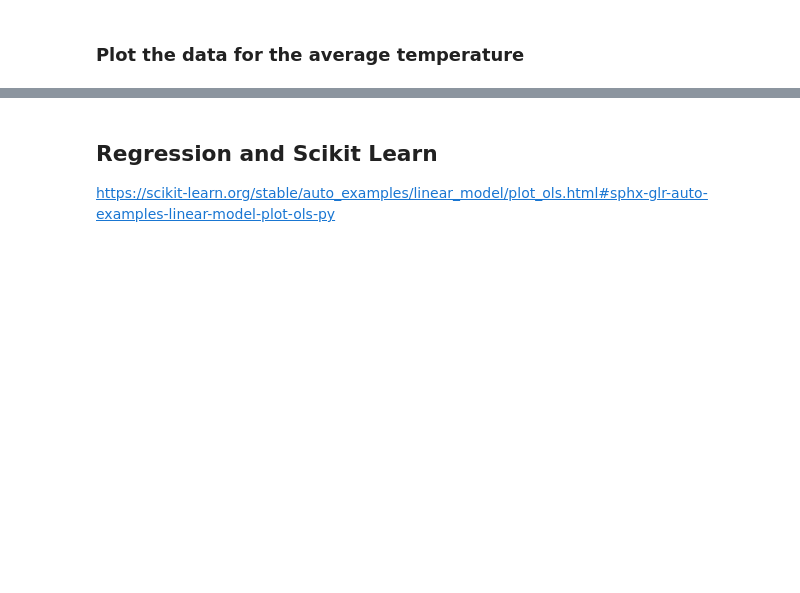
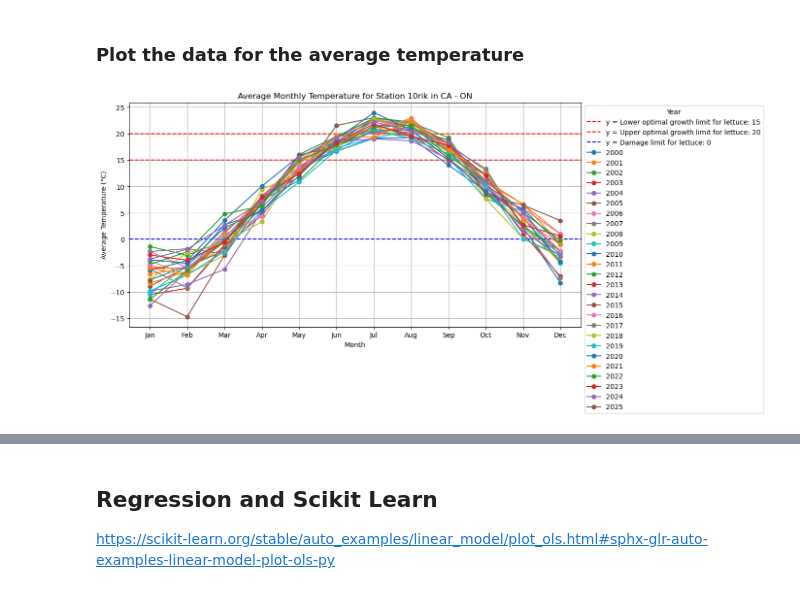
Before and after one commit to kknb1982/pfda, a Jupyter notebook: project/weather_suitability.ipynb, the cells around one changed output, grey strips where cells are left out. Saved outputs shown, nothing was run; the diff lists cells and outputs as text; code cells hidden in the pictures; blank space fills up the shorter version.

Commit message:
Adding charts and predictions

```diff
--- a/project/weather_suitability.ipynb
+++ b/project/weather_suitability.ipynb
@@ -325,15 +330,15 @@ try:
         if len(chosenregion) != 2:
             print("Invalid region code. Please enter a valid 2- character region code.")
         else: # Execute the SQL query
-            query ="SELECT id FROM stations_data WHERE country = %s AND region = %s"
+            query ="SELECT id FROM stations_data WHERE country = %s AND region = %s AND daily_start IS NOT NULL"
             cursor.execute(query, (chosencountry, chosenregion,))
 
             # Fetch and display the results
-            station_ids = cursor.fetchall()
+            station_ids = [str(row[0]) for row in cursor.fetchall()]
             if results:
                 print(f"The stations within {chosenregion} are:")
                 for row in station_ids:
-                    print(str(row))
+                    print(row)
             else:
                 print(f"No stations found for region code: {chosenregion} in country code: {chosencountry}")
 
@@ -484,16 +505 @@ HTTPError: 404 Client Error: Not Found for url: https://bulk.meteostat.net/v2/da
-# %%
-# Create columns for the year and month of the data
-for station in station_ids:
-    url = "https://bulk.meteostat.net/v2/daily/" + station + ".csv.gz"
-    response = requests.get(url)
-    response.raise_for_status()  # Ensure the request was successful
-
-    # Decompress the gzip file
-    data = gzip.GzipFile(fileobj=BytesIO(response.content))
-
-    # Read in the CSV file
-    df = pd.read_csv(data, usecols=[0,1,2,3],names =['Date', 'tavg', 'tmin', 'tmax'], parse_dates =['Date'])
-d
-print(df.info())
-print(df.head(10))
 # %% [markdown]
@@ -511,23 +561,28 @@ If there is missing data use `dropna` to remove those rows.
 # %% [markdown]
 ### Plot the data for the average temperature
 # %%
-# Step 3: Group by year and month, then calculate the average temperature for each month
-df = df.dropna(subset=["tavg"])  # Remove rows with missing average temperature
-monthly_avg = df.groupby(["year", "month"])["tavg"].mean().reset_index()
+# Group by year and month, then calculate the average temperature for each month
+monthly_avg = df.groupby(["year", "month"])["avg_temp"].mean().reset_index()
 
-# Step 4: Plot the data
+# Plot the data
 plt.figure(figsize=(12, 6))
 years = monthly_avg["year"].unique()
 
+# Draw a horizontal line at y_value
+plt.axhline(y=lettuce_range1, color='r', linestyle='--', label=f'y = Lower optimal growth limit for lettuce: {lettuce_range1}')
+plt.axhline(y=lettuce_range2, color='r', linestyle='--', label=f'y = Upper optimal growth limit for lettuce: {lettuce_range2}')
+plt.axhline(y=lettuce_min, color='b', linestyle='--', label=f'y = Damage limit for lettuce: {lettuce_min}')
 for year in years:
     year_data = monthly_avg[monthly_avg["year"] == year]
-    plt.plot(year_data["month"], year_data["tavg"], marker="o", label=str(year))
+    plt.plot(year_data["month"], year_data["avg_temp"], marker="o", label=str(year))
 
 
-plt.title("Average Monthly Temperature")
+plt.title(f"Average Monthly Temperature for Station {chosenstation} in {chosencountry} - {chosenregion}")
 plt.xlabel("Month")
 plt.ylabel("Average Temperature (°C)")
 plt.xticks(range(1, 13), ["Jan", "Feb", "Mar", "Apr", "May", "Jun", "Jul", "Aug", "Sep", "Oct", "Nov", "Dec"])
-plt.legend(title="Year", loc="upper left")
+plt.legend(title="Year", loc="best", bbox_to_anchor=(1, 1))
 plt.grid(True)
 plt.show()
+# %% [output]
+[figure, added]
```
Also changed, not shown: parts of 31 cells of this notebook, 1 other file.
